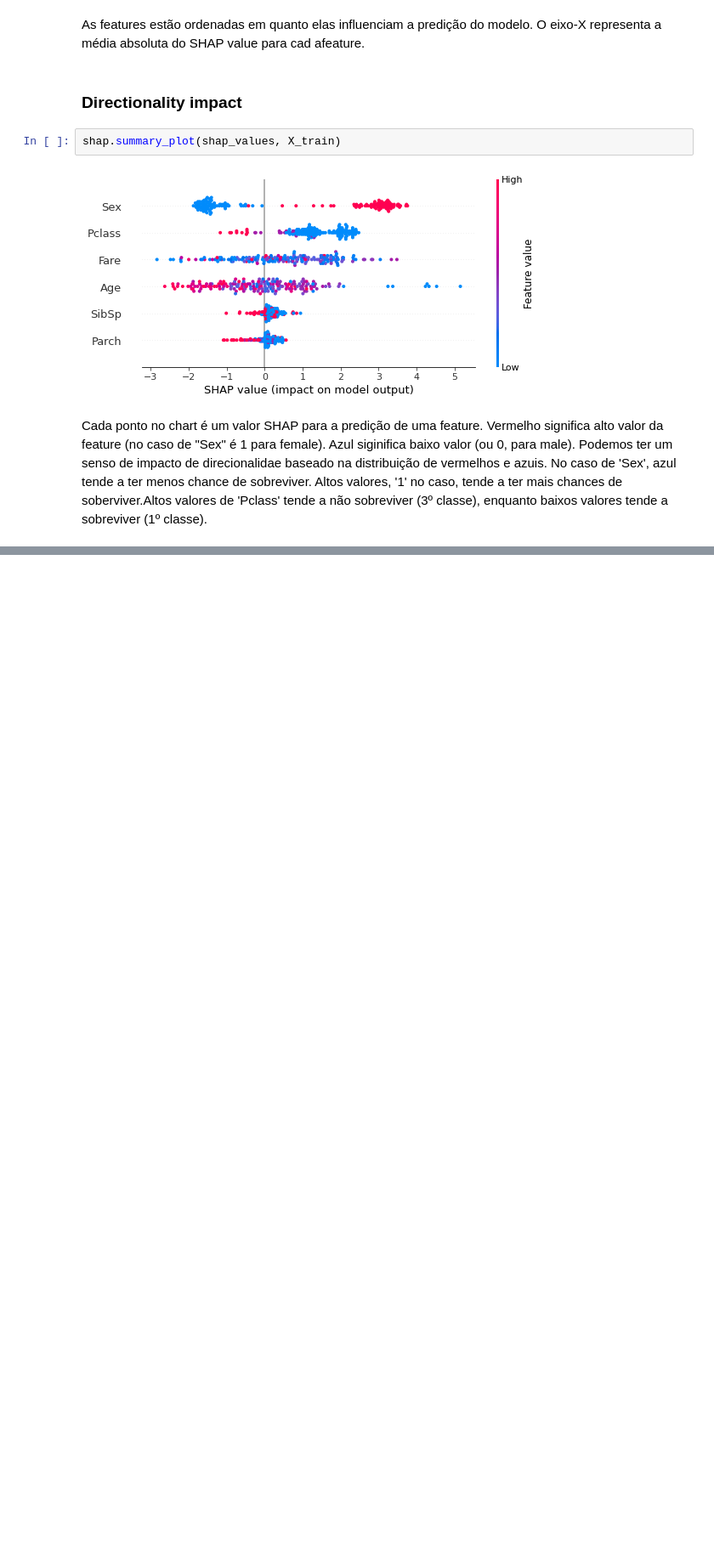
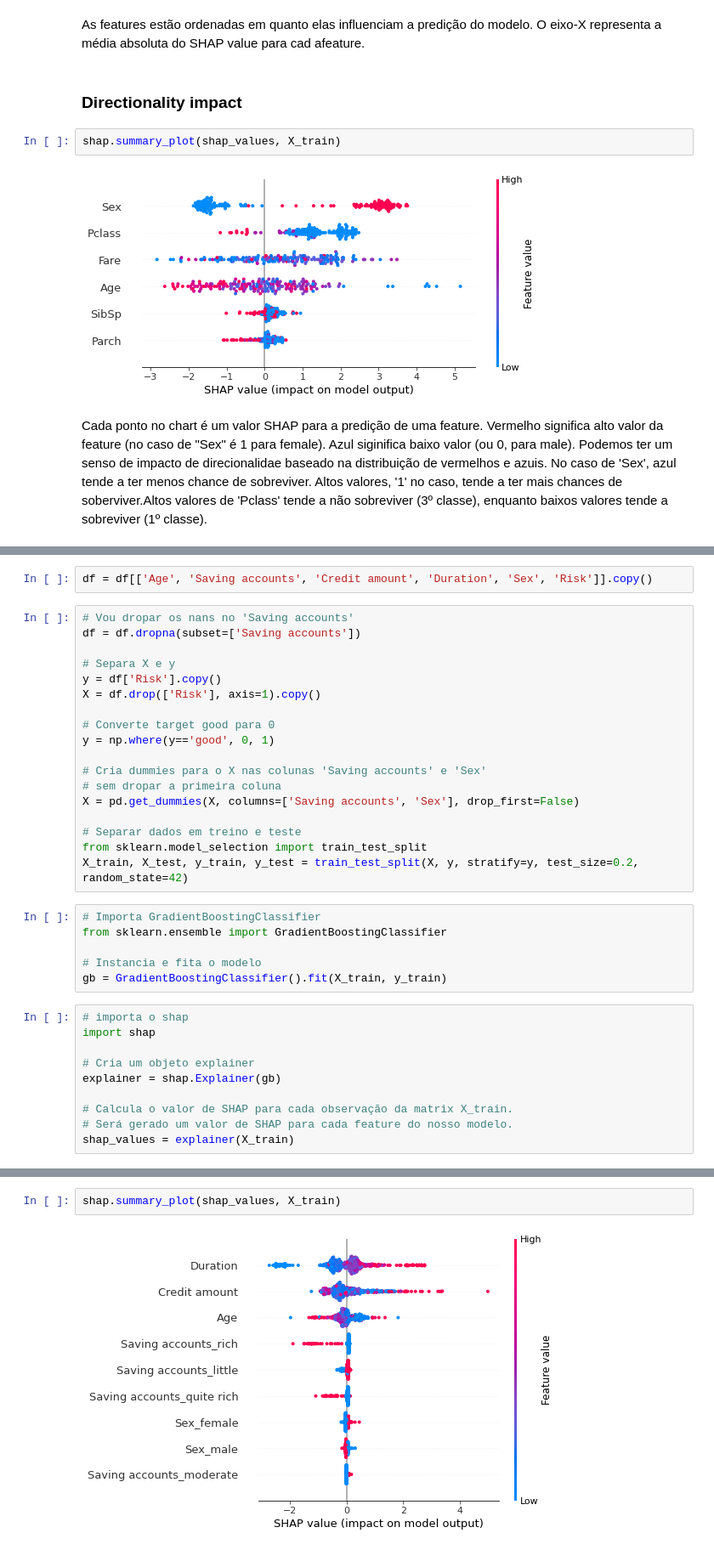
Before and after one commit to GabrielAsato/Curso_DS_Degree, a Jupyter notebook: Módulo 11 - Machine Learning III/3 - Interpretabilidade de modelos/Estudando SHAP.ipynb, the cells around one changed output, grey strips where cells are left out. Shown at 85% size. Cells and saved outputs as stored; diff of their text form; blank space fills up the shorter version.

Commit message:
Aula 1 - Dados Não Estruturados I

```diff
--- a/Módulo 11 - Machine Learning III/3 - Interpretabilidade de modelos/Estudando SHAP.ipynb
+++ b/Módulo 11 - Machine Learning III/3 - Interpretabilidade de modelos/Estudando SHAP.ipynb
@@ -139,0 +177,36 @@ Cada ponto no chart é um valor SHAP para a predição de uma feature. Vermelho
+# %%
+df = df[['Age', 'Saving accounts', 'Credit amount', 'Duration', 'Sex', 'Risk']].copy()
+# %%
+# Vou dropar os nans no 'Saving accounts'
+df = df.dropna(subset=['Saving accounts'])
+
+# Separa X e y
+y = df['Risk'].copy()
+X = df.drop(['Risk'], axis=1).copy()
+
+# Converte target good para 0
+y = np.where(y=='good', 0, 1)
+
+# Cria dummies para o X nas colunas 'Saving accounts' e 'Sex'
+# sem dropar a primeira coluna
+X = pd.get_dummies(X, columns=['Saving accounts', 'Sex'], drop_first=False)
+
+# Separar dados em treino e teste
+from sklearn.model_selection import train_test_split
+X_train, X_test, y_train, y_test = train_test_split(X, y, stratify=y, test_size=0.2, random_state=42)
+# %%
+# Importa GradientBoostingClassifier
+from sklearn.ensemble import GradientBoostingClassifier
+
+# Instancia e fita o modelo
+gb = GradientBoostingClassifier().fit(X_train, y_train)
+# %%
+# importa o shap
+import shap
+
+# Cria um objeto explainer
+explainer = shap.Explainer(gb)
+
+# Calcula o valor de SHAP para cada observação da matrix X_train.
+# Será gerado um valor de SHAP para cada feature do nosso modelo.
+shap_values = explainer(X_train)
@@ -139,0 +249,4 @@ Cada ponto no chart é um valor SHAP para a predição de uma feature. Vermelho
+# %%
+shap.summary_plot(shap_values, X_train)
+# %% [output]
+[figure, added]
```
Also changed, not shown: parts of 23 cells of this notebook, 4 other files.
